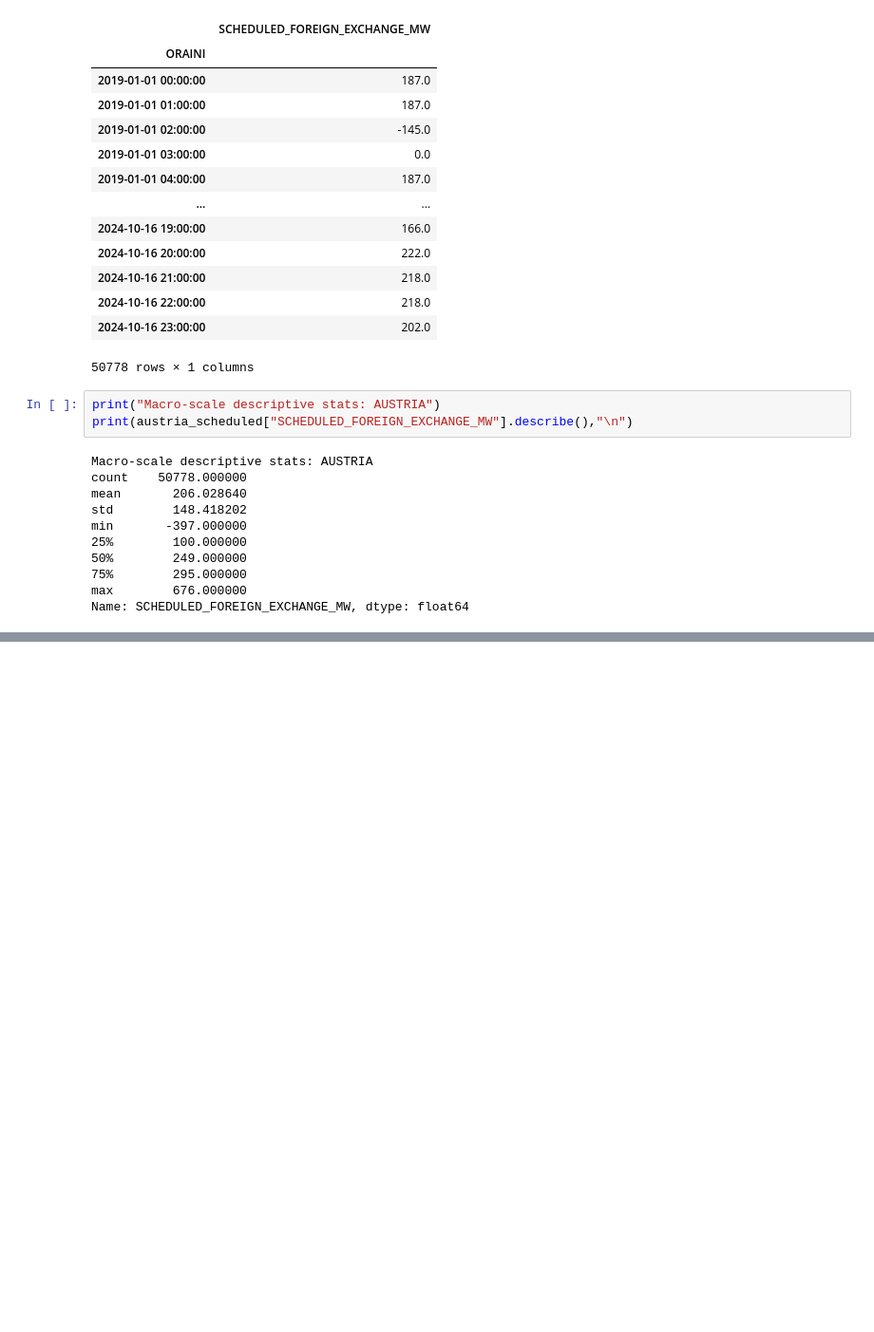
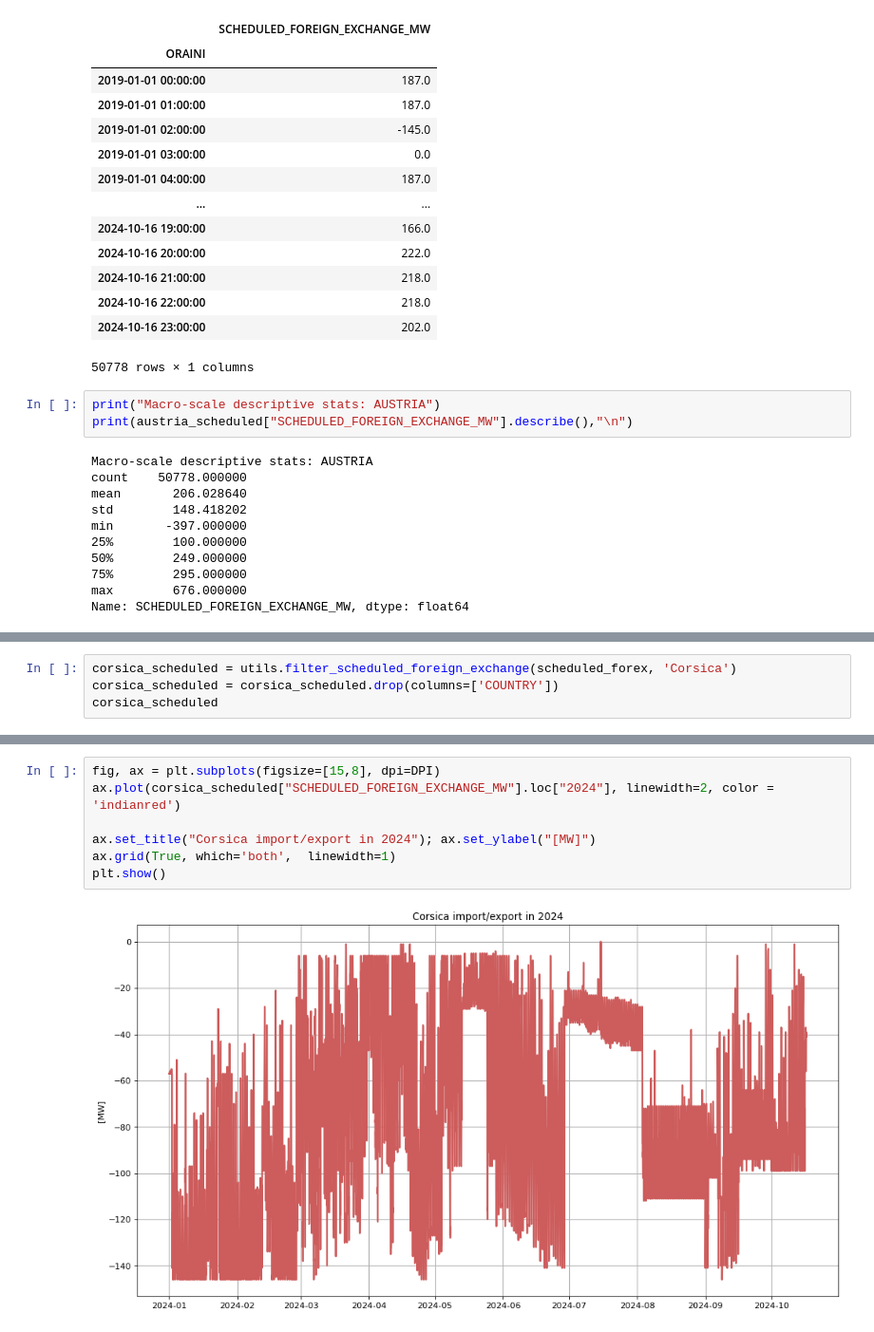
Before and after one commit to samueledelia/Italian-imbalance-forecasting, a Jupyter notebook: notebook/data_exploration/power_transmission.ipynb, the cells around one changed output, grey strips where cells are left out. Shown at 95% size. Drawn from its saved outputs; the diff is of its cells as text; blank space fills up the shorter version.

```diff
--- a/notebook/data_exploration/power_transmission.ipynb
+++ b/notebook/data_exploration/power_transmission.ipynb
@@ -141,0 +146,4 @@ plt.show()
+# %%
+corsica_scheduled = utils.filter_scheduled_foreign_exchange(scheduled_forex, 'Corsica')
+corsica_scheduled = corsica_scheduled.drop(columns=['COUNTRY'])
+corsica_scheduled
@@ -141,0 +179,9 @@ plt.show()
+# %%
+fig, ax = plt.subplots(figsize=[15,8], dpi=DPI)
+ax.plot(corsica_scheduled["SCHEDULED_FOREIGN_EXCHANGE_MW"].loc["2024"], linewidth=2, color = 'indianred')
+
+ax.set_title("Corsica import/export in 2024"); ax.set_ylabel("[MW]")
+ax.grid(True, which='both',  linewidth=1)
+plt.show()
+# %% [output]
+[figure, added]
```
Also changed, not shown: parts of 27 cells of this notebook.
